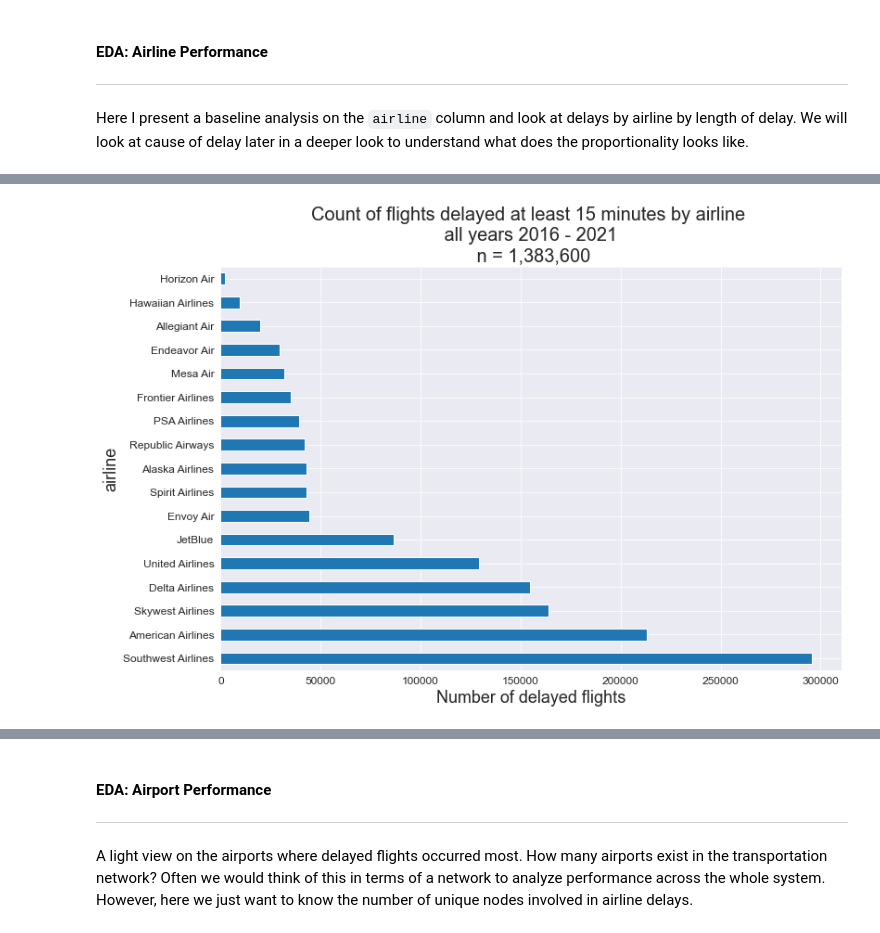
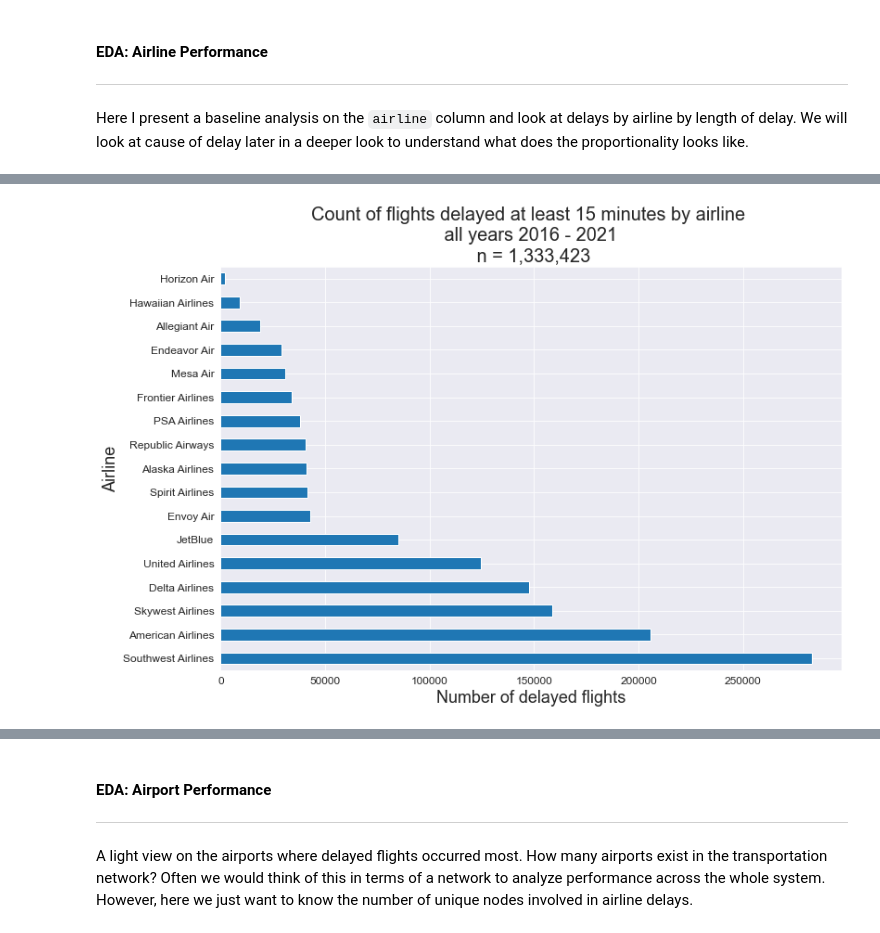
Before and after one commit to nvbergen/predicting_air_delays, a Jupyter notebook: Code/02_EDA.ipynb, the cells around one changed output, grey strips where cells are left out. Saved outputs shown, nothing was run; the diff lists cells and outputs as text; code cells hidden in the pictures.

```diff
--- a/Code/02_EDA.ipynb
+++ b/Code/02_EDA.ipynb
@@ -103,6 +103,6 @@ dtype: int64
 ---
 First look at the balance of classes.
 # %%
-delayed = flights[flights['arr_delay'] >= 15]
+delayed = flights[flights['arr_delay'] > 15]
 delayed.shape[0]
 # %% [output]
@@ -591,15 +591,15 @@ United Airlines       129277  15.0  1523.0  69.834008
 # %%
 #counts of any delayed flight
 round(delayed['airline'].value_counts()).plot(kind = 'barh', figsize=(12,8))
 sns.set_style('darkgrid')
 plt.title(f'Count of flights delayed at least 15 minutes by airline \n all years 2016 - 2021 \n n = {delayed[delayed["arr_delay"]>=15]["airline"].count() :,}', size = 20);
 plt.xlabel('Number of delayed flights', size = 18 )
 plt.xticks(fontsize = 12, rotation = 0)
-plt.ylabel('airline', size = 18 )
+plt.ylabel('Airline', size = 18 )
 plt.yticks(fontsize = 12);
 plt.savefig("../Assets/delays_airline_bar_15_min.pdf", bbox_inches="tight")
 # %% [output]
-[figure, old version]
+[figure, new version]
 # %%
 #counts of any delayed flight
 round(delayed[delayed['arr_delay']>=180]['airline'].value_counts()).plot(kind = 'barh', figsize=(12,8))
```
Also changed, not shown: parts of 72 cells of this notebook.
